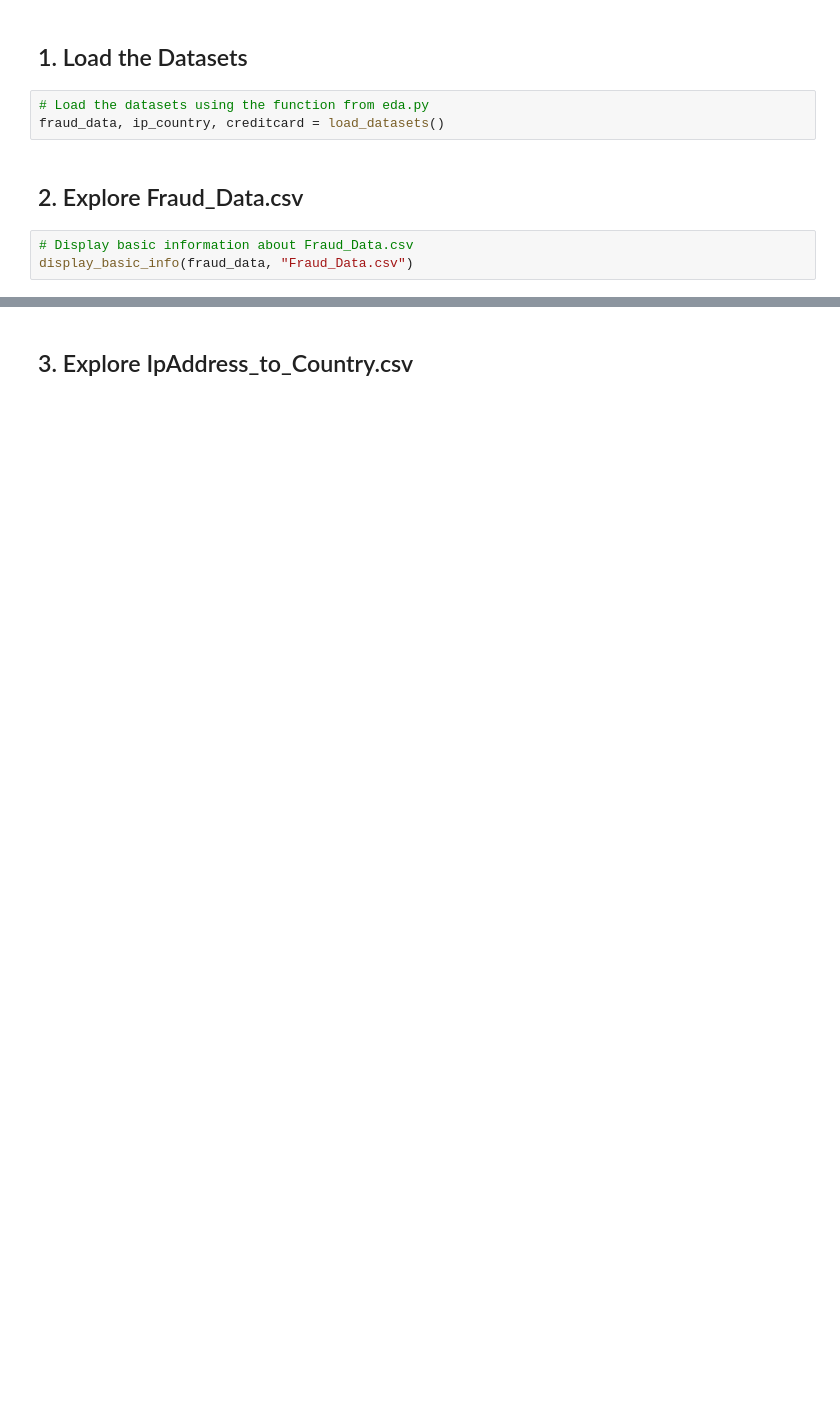
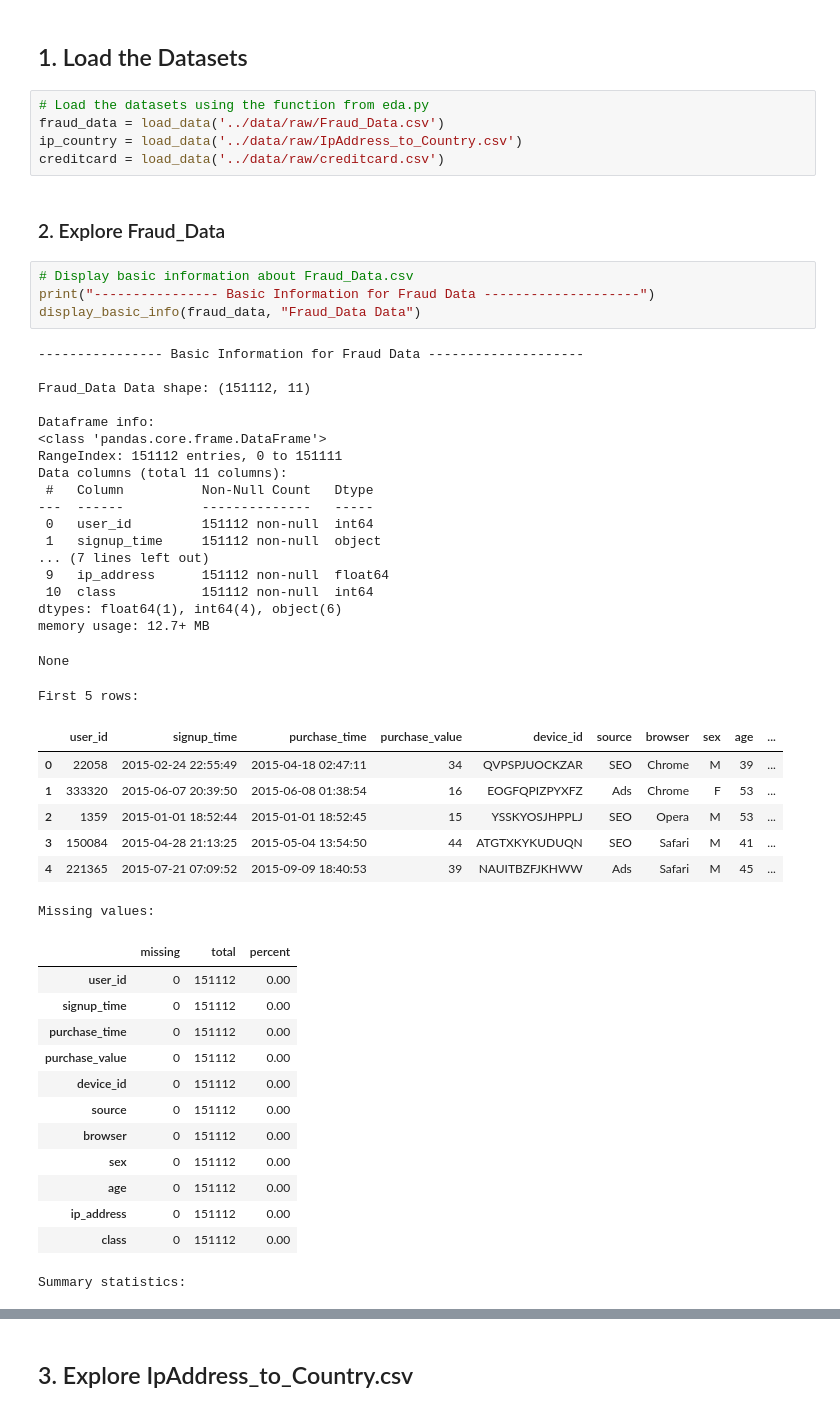
Before and after one commit to Jonepeter/fraud-detection, a Jupyter notebook: notebooks/1_EDA.ipynb, the cells around one changed output, grey strips where cells are left out. Saved outputs shown, nothing was run; the diff lists cells and outputs as text; blank space fills up the shorter version.

```diff
--- a/notebooks/1_EDA.ipynb
+++ b/notebooks/1_EDA.ipynb
@@ -33,9 +36,52 @@ pd.set_option('display.max_columns', None)
 ## 1. Load the Datasets
 # %%
 # Load the datasets using the function from eda.py
-fraud_data, ip_country, creditcard = load_datasets()
+fraud_data = load_data('../data/raw/Fraud_Data.csv')
+ip_country = load_data('../data/raw/IpAddress_to_Country.csv')
+creditcard = load_data('../data/raw/creditcard.csv')
 # %% [markdown]
-## 2. Explore Fraud_Data.csv
+### 2. Explore Fraud_Data
 # %%
 # Display basic information about Fraud_Data.csv
-display_basic_info(fraud_data, "Fraud_Data.csv")
+print("---------------- Basic Information for Fraud Data --------------------")
+display_basic_info(fraud_data, "Fraud_Data Data")
+# %% [output]
+---------------- Basic Information for Fraud Data --------------------
+
+Fraud_Data Data shape: (151112, 11)
+
+Dataframe info:
+<class 'pandas.core.frame.DataFrame'>
+RangeIndex: 151112 entries, 0 to 151111
+Data columns (total 11 columns):
+ #   Column          Non-Null Count   Dtype
+---  ------          --------------   -----
+ 0   user_id         151112 non-null  int64
+ 1   signup_time     151112 non-null  object
+... (7 lines left out)
+ 9   ip_address      151112 non-null  float64
+ 10  class           151112 non-null  int64
+dtypes: float64(1), int64(4), object(6)
+memory usage: 12.7+ MB
+None
+First 5 rows:
+|  | user_id | signup_time | purchase_time | purchase_value | device_id | source | browser | sex | age | ... |
+| 0 | 22058 | 2015-02-24 22:55:49 | 2015-04-18 02:47:11 | 34 | QVPSPJUOCKZAR | SEO | Chrome | M | 39 | ... |
+| 1 | 333320 | 2015-06-07 20:39:50 | 2015-06-08 01:38:54 | 16 | EOGFQPIZPYXFZ | Ads | Chrome | F | 53 | ... |
+| 2 | 1359 | 2015-01-01 18:52:44 | 2015-01-01 18:52:45 | 15 | YSSKYOSJHPPLJ | SEO | Opera | M | 53 | ... |
+| 3 | 150084 | 2015-04-28 21:13:25 | 2015-05-04 13:54:50 | 44 | ATGTXKYKUDUQN | SEO | Safari | M | 41 | ... |
+| 4 | 221365 | 2015-07-21 07:09:52 | 2015-09-09 18:40:53 | 39 | NAUITBZFJKHWW | Ads | Safari | M | 45 | ... |
+Missing values:
+|  | missing | total | percent |
+| user_id | 0 | 151112 | 0.00 |
+| signup_time | 0 | 151112 | 0.00 |
+| purchase_time | 0 | 151112 | 0.00 |
+| purchase_value | 0 | 151112 | 0.00 |
+| device_id | 0 | 151112 | 0.00 |
+| source | 0 | 151112 | 0.00 |
+| browser | 0 | 151112 | 0.00 |
+| sex | 0 | 151112 | 0.00 |
+| age | 0 | 151112 | 0.00 |
+| ip_address | 0 | 151112 | 0.00 |
+| class | 0 | 151112 | 0.00 |
+Summary statistics:
```
Also changed, not shown: parts of 19 cells of this notebook.
